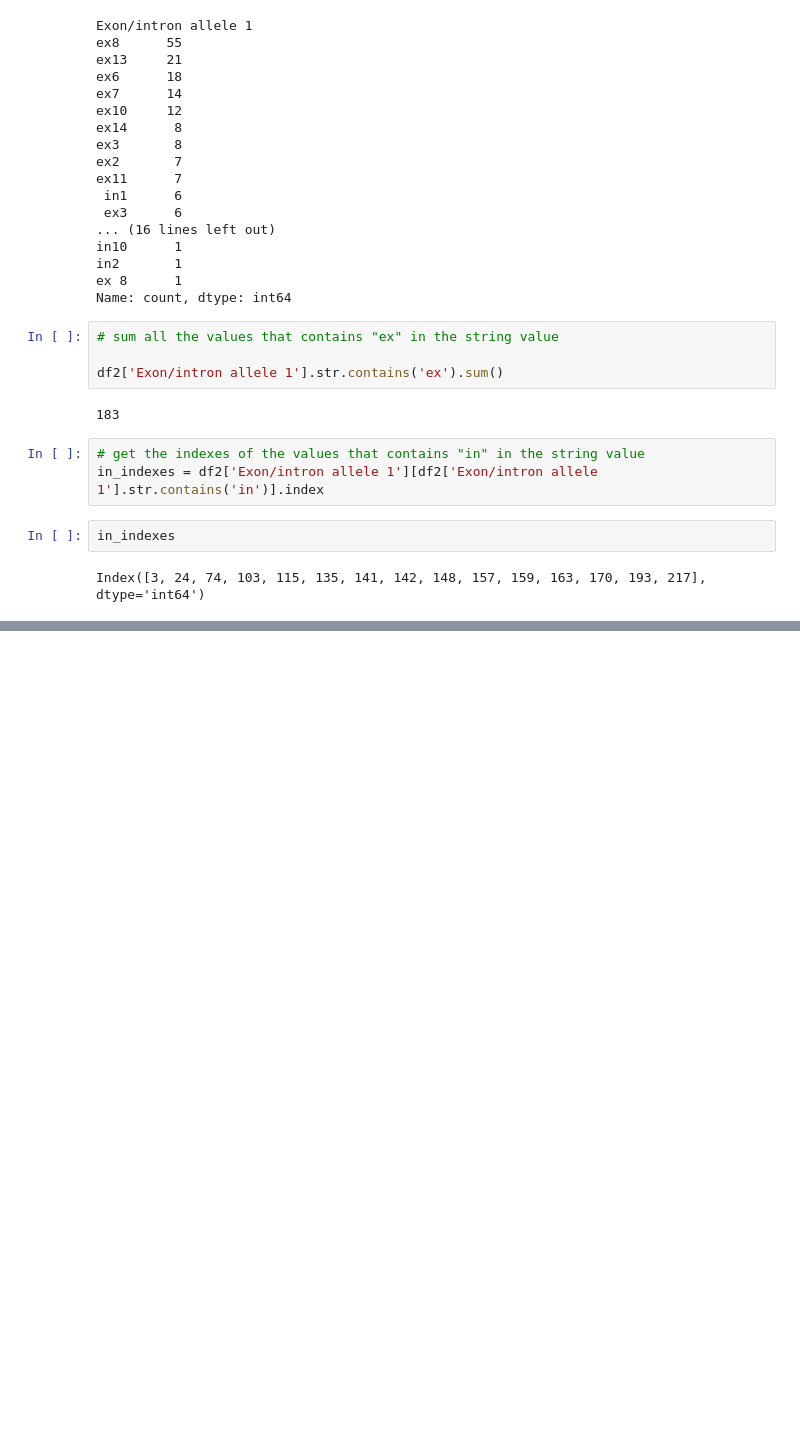
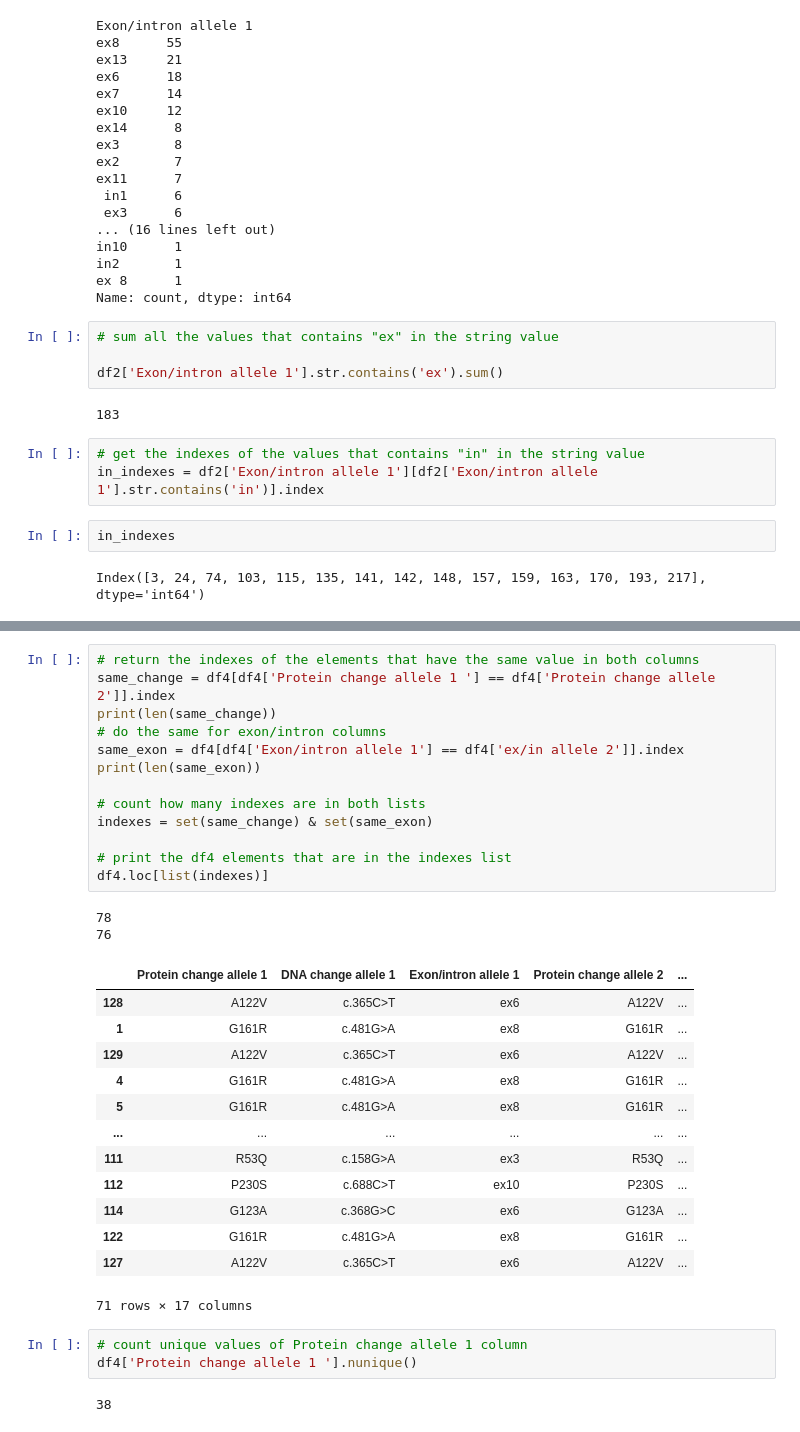
Before and after one commit to g-lago8/CHL-Project, a Jupyter notebook: notebooks/lavo.ipynb, the cells around one changed output, grey strips where cells are left out. Cells and saved outputs as stored; diff of their text form; blank space fills up the shorter version.

```diff
--- a/notebooks/lavo.ipynb
+++ b/notebooks/lavo.ipynb
@@ -172,0 +192,34 @@ Name: 51, dtype: object
+# %%
+# return the indexes of the elements that have the same value in both columns
+same_change = df4[df4['Protein change allele 1 '] == df4['Protein change allele 2']].index
+print(len(same_change))
+# do the same for exon/intron columns
+same_exon = df4[df4['Exon/intron allele 1'] == df4['ex/in allele 2']].index
+print(len(same_exon))
+
+# count how many indexes are in both lists
+indexes = set(same_change) & set(same_exon)
+
+# print the df4 elements that are in the indexes list
+df4.loc[list(indexes)]
+# %% [output]
+78
+76
+|  | Protein change allele 1 | DNA change allele 1 | Exon/intron allele 1 | Protein change allele 2 | ... |
+| 128 | A122V | c.365C>T | ex6 | A122V | ... |
+| 1 | G161R | c.481G>A | ex8 | G161R | ... |
+| 129 | A122V | c.365C>T | ex6 | A122V | ... |
+| 4 | G161R | c.481G>A | ex8 | G161R | ... |
+| 5 | G161R | c.481G>A | ex8 | G161R | ... |
+| ... | ... | ... | ... | ... | ... |
+| 111 | R53Q | c.158G>A | ex3 | R53Q | ... |
+| 112 | P230S | c.688C>T | ex10 | P230S | ... |
+| 114 | G123A | c.368G>C | ex6 | G123A | ... |
+| 122 | G161R | c.481G>A | ex8 | G161R | ... |
+| 127 | A122V | c.365C>T | ex6 | A122V | ... |
+71 rows × 17 columns
+# %%
+# count unique values of Protein change allele 1 column
+df4['Protein change allele 1 '].nunique()
+# %% [output]
+38
```
Also changed, not shown: parts of 11 cells of this notebook.
